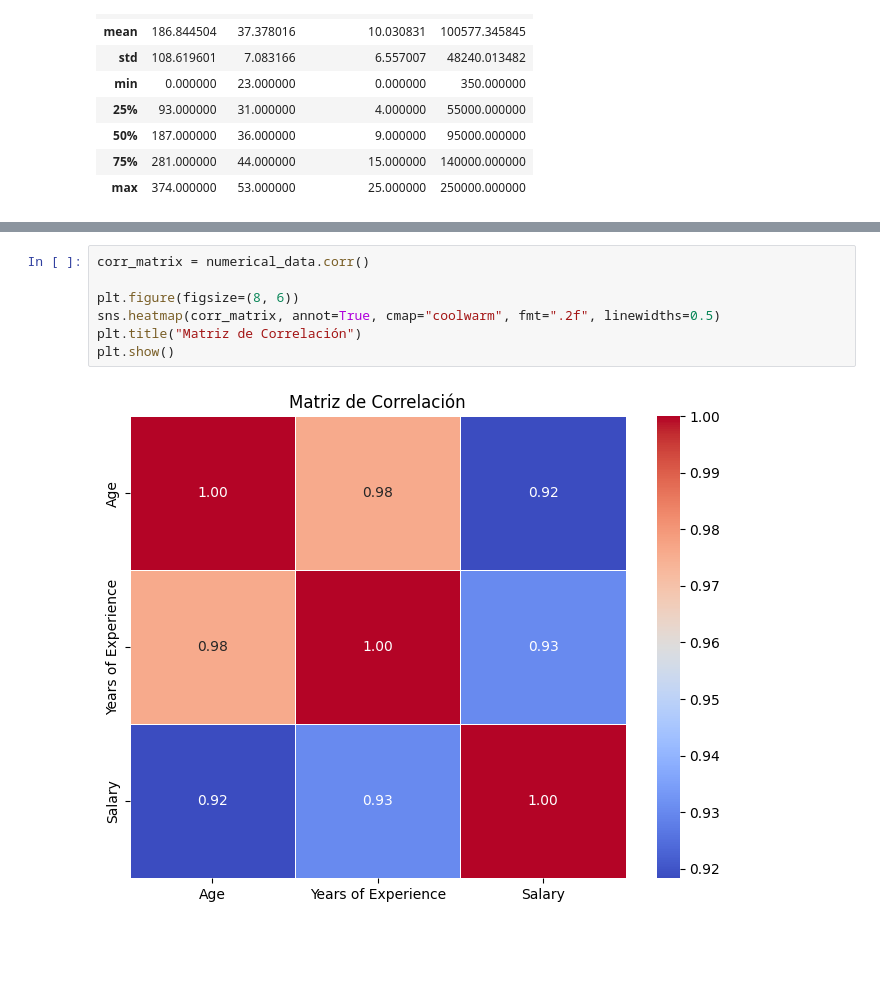
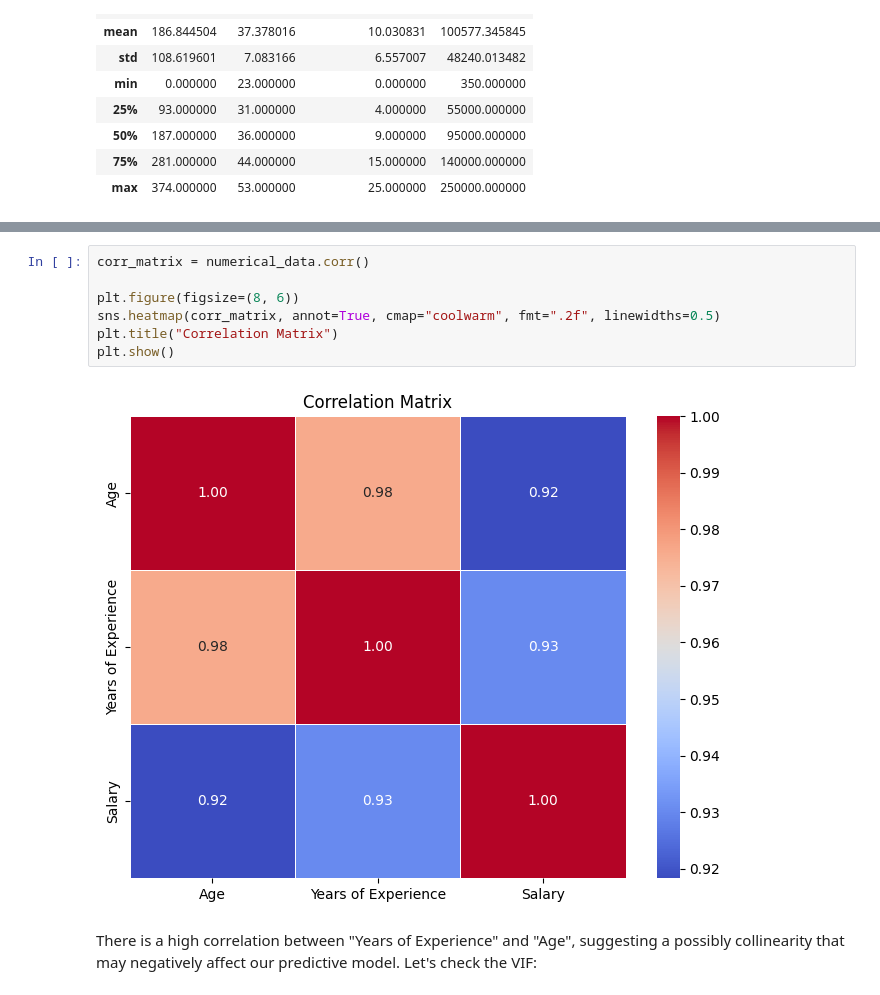
Before and after one commit to Maximo-Verdondoni/ChallengePwC, a Jupyter notebook: EDA.ipynb, the cells around one changed output, grey strips where cells are left out. Cells and saved outputs as stored; diff of their text form; blank space fills up the shorter version.

```diff
--- a/EDA.ipynb
+++ b/EDA.ipynb
@@ -406,9 +401,11 @@ plt.show()
 # %%
 corr_matrix = numerical_data.corr()
 
 plt.figure(figsize=(8, 6))
 sns.heatmap(corr_matrix, annot=True, cmap="coolwarm", fmt=".2f", linewidths=0.5)
-plt.title("Matriz de Correlación")
+plt.title("Correlation Matrix")
 plt.show()
 # %% [output]
-[figure, old version]
+[figure, new version]
+# %% [markdown]
+There is a high correlation between "Years of Experience" and "Age", suggesting a possibly collinearity that may negatively affect our predictive model. Let's check the VIF:
```
Also changed, not shown: parts of 18 cells of this notebook.
